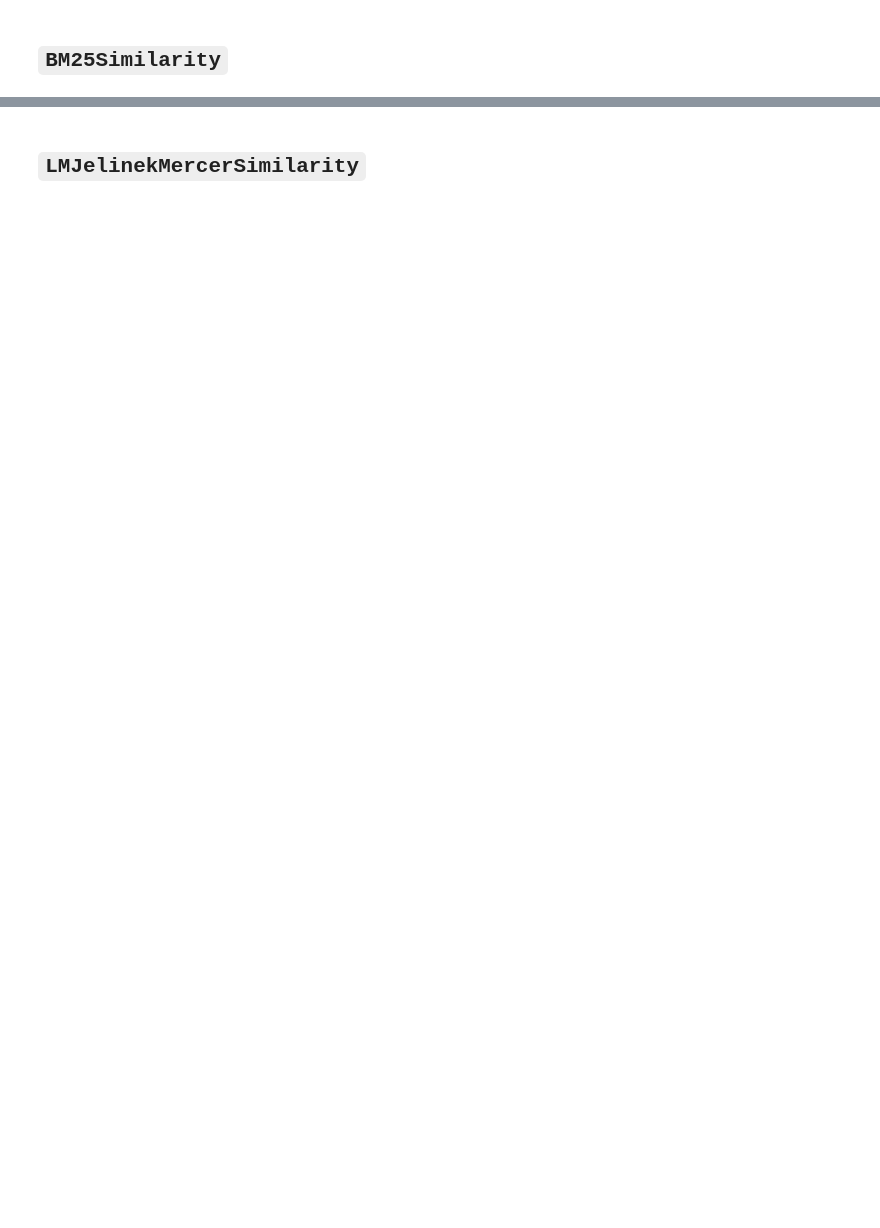
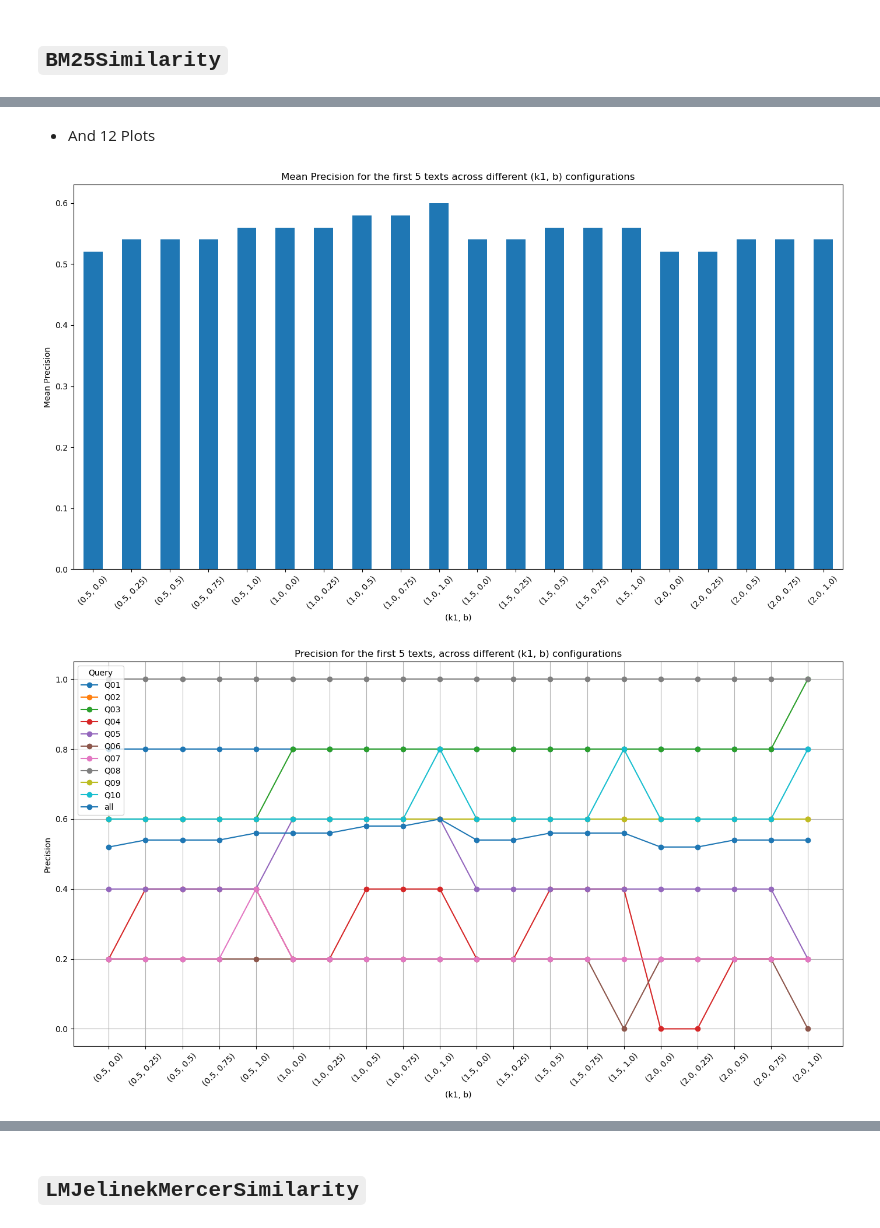
Before and after one commit to giorgosvlachos9/Information-Retrieval-Project, a Jupyter notebook: data_analysis/data_analysis.ipynb, the cells around one changed output, grey strips where cells are left out. Cells and saved outputs as stored; diff of their text form; code cells hidden in the pictures; blank space fills up the shorter version.

```diff
--- a/data_analysis/data_analysis.ipynb
+++ b/data_analysis/data_analysis.ipynb
@@ -237,11 +199,10 @@ df
 # %%
-bm25_prefixes = [f'BM25_k1_{k1}_b_{b}' for k1 in k1_values for b in b_values]
-
 for k in [5, 10, 15, 20]:
     precision_results_bm25 = load_results(results_dir, f'P.{k}', bm25_prefixes)
-    df = pd.DataFrame(precision_results_bm25).T
+    df = pd.DataFrame(precision_results_bm25)
+    df.columns = df.columns.str.replace('BM25_k1_', '(').str.replace('_b_', ', ') + ')'
     print(f"Table for k = {k}:")
-    print(df.to_string())
+    display(df)
     print("\n")
 # %% [output]
 Table for k = 5:
@@ -263,0 +260,50 @@ BM25_k1_2.0_b_1.0   0.70  0.20  0.40  0.15  0.30  0.15  0.30  0.60  0.25  0.2
+# %% [markdown]
+- And 12 Plots
+# %%
+# Plot each table
+for k in [5, 10, 15, 20]:
+    precision_results_bm25 = load_results(results_dir, f'P.{k}', bm25_prefixes)
+    df = pd.DataFrame(precision_results_bm25)
+    df.columns = df.columns.str.replace('BM25_k1_', '(').str.replace('_b_', ', ') + ')'
+
+    # Calculate mean map for each (k1, b) configuration
+    mean_precision = df.mean()
+
+    # Plot mean precision for each (k1, b) configuration
+    plt.figure(figsize=(14, 8))
+    mean_precision.plot(kind='bar')
+    plt.title(f'Mean Precision for the first {k} texts across different (k1, b) configurations')
+    plt.xlabel('(k1, b)')
+    plt.ylabel('Mean Precision')
+    plt.xticks(rotation=45)
+    plt.tight_layout()
+    plt.show()
+
+    # Plot line plots for each query
+    plt.figure(figsize=(14, 8))
+    for query in df.index:
+        plt.plot(df.columns, df.loc[query], marker='o', label=query)
+
+    plt.title(f'Precision for the first {k} texts, across different (k1, b) configurations')
+    plt.xlabel('(k1, b)')
+    plt.ylabel('Precision')
+    plt.legend(title='Query', loc='best')
+    plt.grid(True)
+    plt.xticks(rotation=45)
+    plt.tight_layout()
+    plt.show()
+
+    # Plot heatmap
+    plt.figure(figsize=(14, 8))
+    sns.heatmap(df, annot=True, cmap='viridis')
+    plt.title(f'Heatmap Precision for the first {k} texts for each Query and (k1, b) configuration')
+    plt.xlabel('(k1, b)')
+    plt.ylabel('Query')
+    plt.xticks(rotation=45)
+    plt.tight_layout()
+    plt.show()
+
+    print("\n")
+# %% [output]
+[figure, added]
+[figure, added]
```
Also changed, not shown: parts of 38 cells of this notebook, 30 other files.
